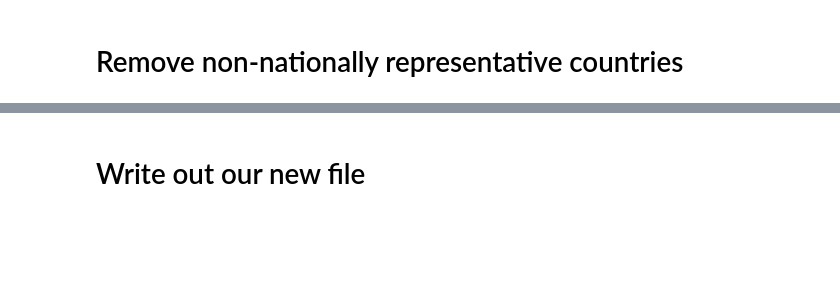
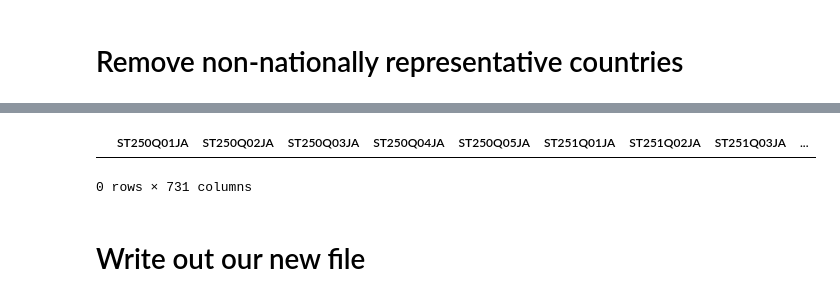
Before and after one commit to mdreeling-mids/mids-capstone, a Jupyter notebook: notebooks/eda/with-wle-latent/1. SPSS-Load-and-Edit.ipynb, the cells around one changed output, grey strips where cells are left out. Cells and saved outputs as stored; diff of their text form; code cells hidden in the pictures; blank space fills up the shorter version.

```diff
--- a/notebooks/eda/with-wle-latent/1. SPSS-Load-and-Edit.ipynb
+++ b/notebooks/eda/with-wle-latent/1. SPSS-Load-and-Edit.ipynb
@@ -406,3 +475,9 @@ df_filtered.shape
+# %%
+test = df_filtered[(df_filtered["CNT"] == "USA") & (df_filtered["LANGN"] == 922)]
+test.head(10)
+# %% [output]
+|  | ST250Q01JA | ST250Q02JA | ST250Q03JA | ST250Q04JA | ST250Q05JA | ST251Q01JA | ST251Q02JA | ST251Q03JA | ... |
+0 rows × 731 columns
 # %% [markdown]
 # Write out our new file
 # %%
```
Also changed, not shown: parts of 13 cells of this notebook, 3 other files.
